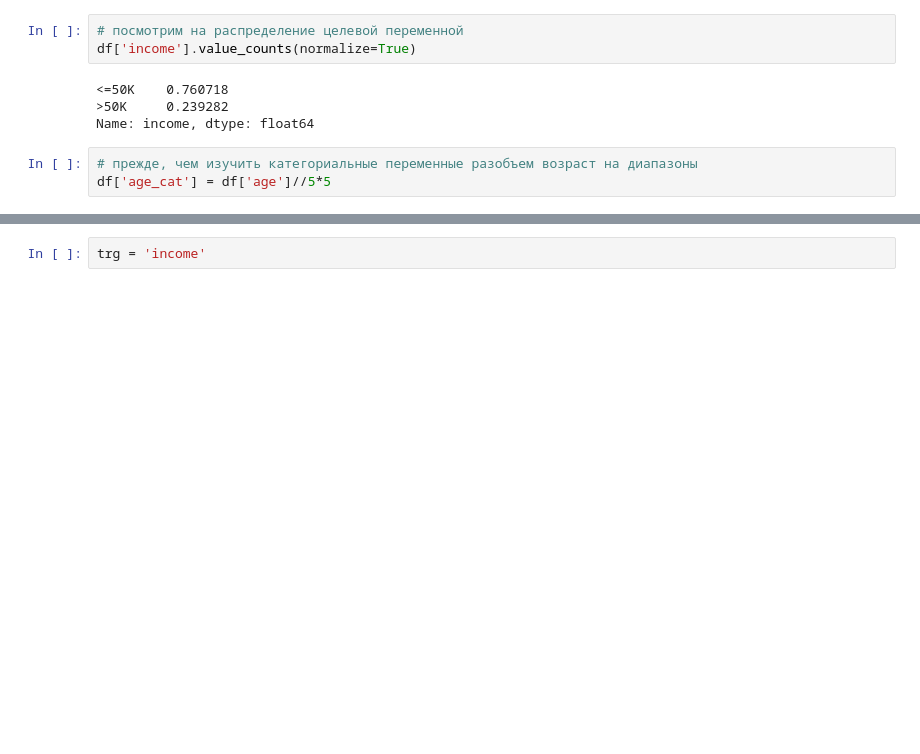
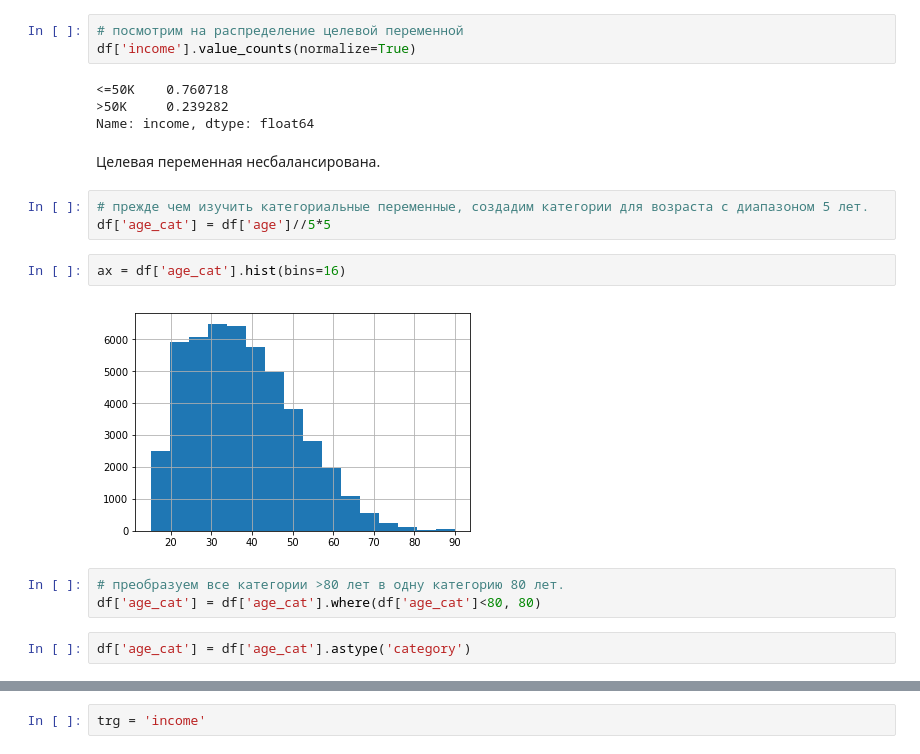
Before and after one commit to SergeyYVP/Machine_learning, a Jupyter notebook: 3. homework_logreg.ipynb, the cells around one changed output, grey strips where cells are left out. Drawn from its saved outputs; the diff is of its cells as text; blank space fills up the shorter version.

```diff
--- a/3. homework_logreg.ipynb
+++ b/3. homework_logreg.ipynb
@@ -44,6 +44,17 @@ df['income'].value_counts(normalize=True)
 <=50K    0.760718
 >50K     0.239282
 Name: income, dtype: float64
+# %% [markdown]
+Целевая переменная несбалансирована.
 # %%
-# прежде, чем изучить категориальные переменные разобъем возраст на диапазоны
+# прежде чем изучить категориальные переменные, создадим категории для возраста с диапазоном 5 лет.
 df['age_cat'] = df['age']//5*5
+# %%
+ax = df['age_cat'].hist(bins=16)
+# %% [output]
+[figure, added]
+# %%
+# преобразуем все категории >80 лет в одну категорию 80 лет.
+df['age_cat'] = df['age_cat'].where(df['age_cat']<80, 80)
+# %%
+df['age_cat'] = df['age_cat'].astype('category')
```
Also changed, not shown: parts of 53 cells of this notebook.
